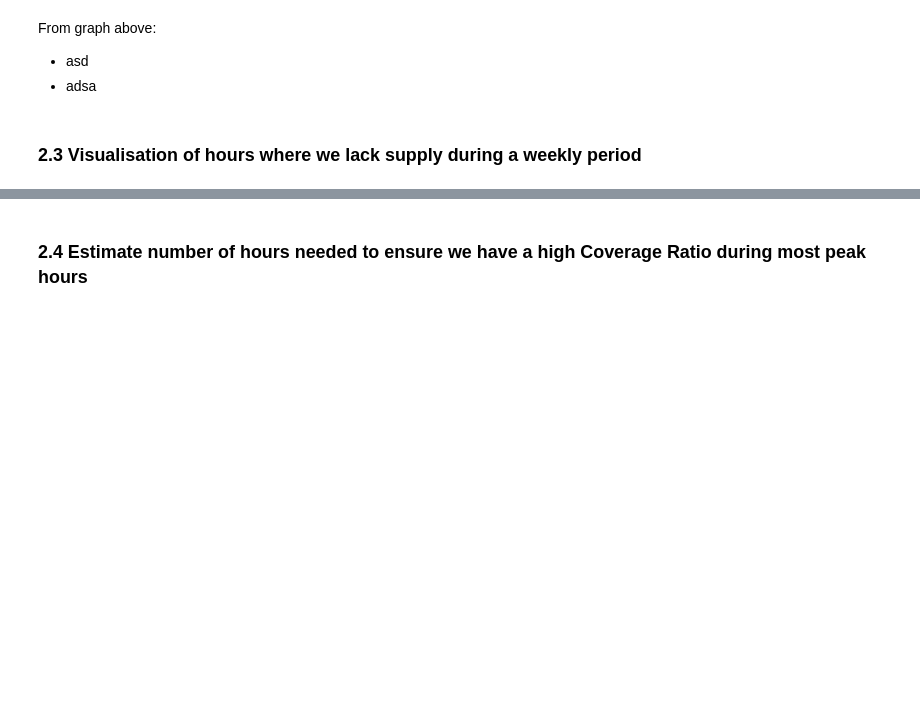
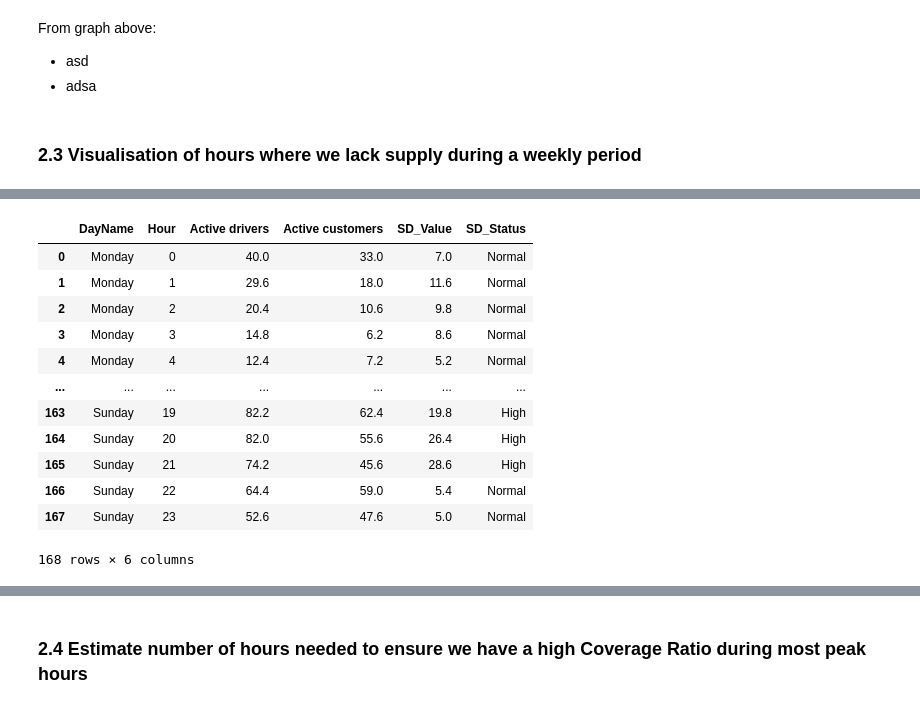
Before and after one commit to enliktjioe/PythonProjects, a Jupyter notebook: Bolt_DA_Test/Supply_and_Demand.ipynb, the cells around one changed output, grey strips where cells are left out. Saved outputs shown, nothing was run; the diff lists cells and outputs as text; code cells hidden in the pictures; blank space fills up the shorter version.

```diff
--- a/Bolt_DA_Test/Supply_and_Demand.ipynb
+++ b/Bolt_DA_Test/Supply_and_Demand.ipynb
@@ -131,0 +204,19 @@ From graph above:
+# %%
+q3.loc[q3['SD_Value'] <= 51.4, 'SD_Status'] = 'High' # High Supply, but Low Demand (use max value 51.4 as threshold)
+q3.loc[q3['SD_Value'] <= 18, 'SD_Status'] = 'Normal' # Well-Balanced (use standard deviation value as threshold)
+q3.loc[q3['SD_Value'] < 0, 'SD_Status'] = 'Low' # Low Supply, High Demand (use zero value as threshold)
+q3
+# %% [output]
+|  | DayName | Hour | Active drivers | Active customers | SD_Value | SD_Status |
+| 0 | Monday | 0 | 40.0 | 33.0 | 7.0 | Normal |
+| 1 | Monday | 1 | 29.6 | 18.0 | 11.6 | Normal |
+| 2 | Monday | 2 | 20.4 | 10.6 | 9.8 | Normal |
+| 3 | Monday | 3 | 14.8 | 6.2 | 8.6 | Normal |
+| 4 | Monday | 4 | 12.4 | 7.2 | 5.2 | Normal |
+| ... | ... | ... | ... | ... | ... | ... |
+| 163 | Sunday | 19 | 82.2 | 62.4 | 19.8 | High |
+| 164 | Sunday | 20 | 82.0 | 55.6 | 26.4 | High |
+| 165 | Sunday | 21 | 74.2 | 45.6 | 28.6 | High |
+| 166 | Sunday | 22 | 64.4 | 59.0 | 5.4 | Normal |
+| 167 | Sunday | 23 | 52.6 | 47.6 | 5.0 | Normal |
+168 rows × 6 columns
```
Also changed, not shown: parts of 12 cells of this notebook.
